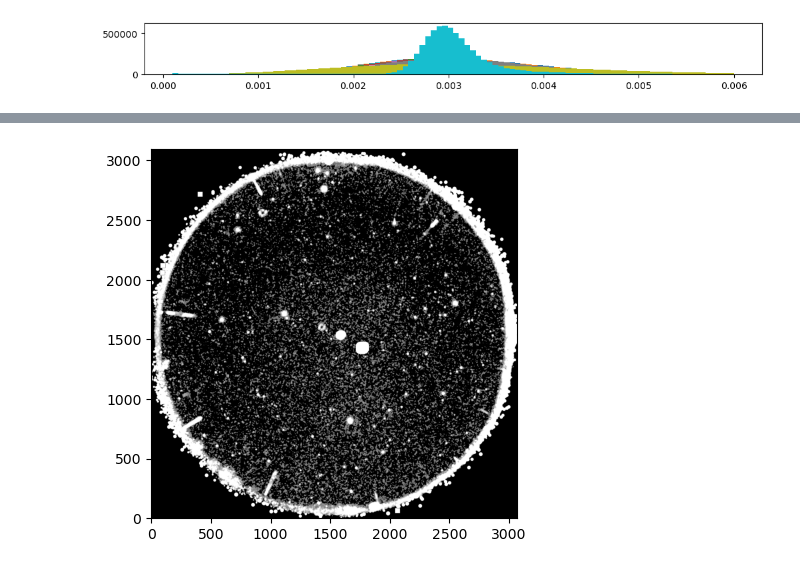
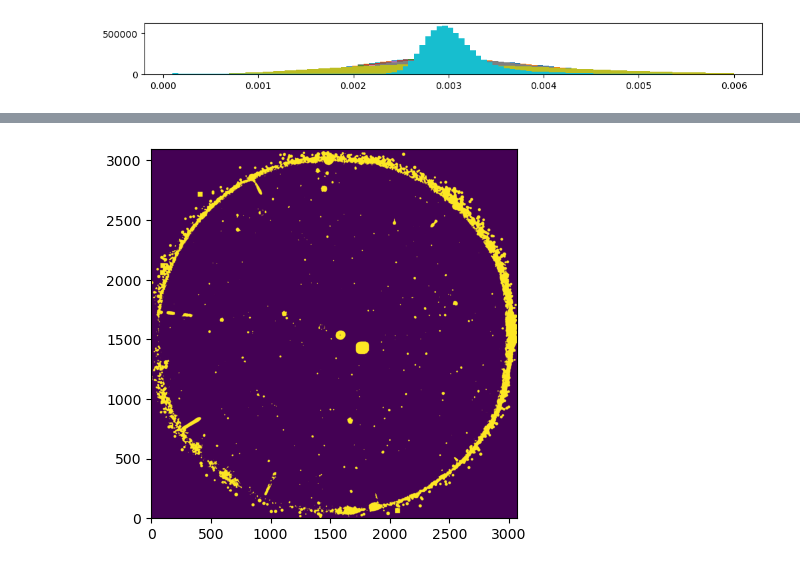
Before and after one commit to MillionConcepts/glcat, a Jupyter notebook: variability/006 - variability flagging testing.ipynb, the cells around one changed output, grey strips where cells are left out. Cells and saved outputs as stored; diff of their text form; code cells hidden in the pictures.

```diff
--- a/variability/006 - variability flagging testing.ipynb
+++ b/variability/006 - variability flagging testing.ipynb
@@ -82,4 +69,5 @@ plt.yticks([]);
-# %%
-plt.imshow(ZScaleInterval()(stack*(stack>0.012)), cmap='gray', origin='lower');
-# %% [output]
-[figure, removed]
+# %%
+n = len(data_stack)
+plt.imshow(np.array(np.array(data_stack).sum(axis=0)>n/4,dtype=np.uint8),origin='lower');
+# %% [output]
+[figure, added]
```
Also changed, not shown: parts of 4 cells of this notebook, 5 other files.
